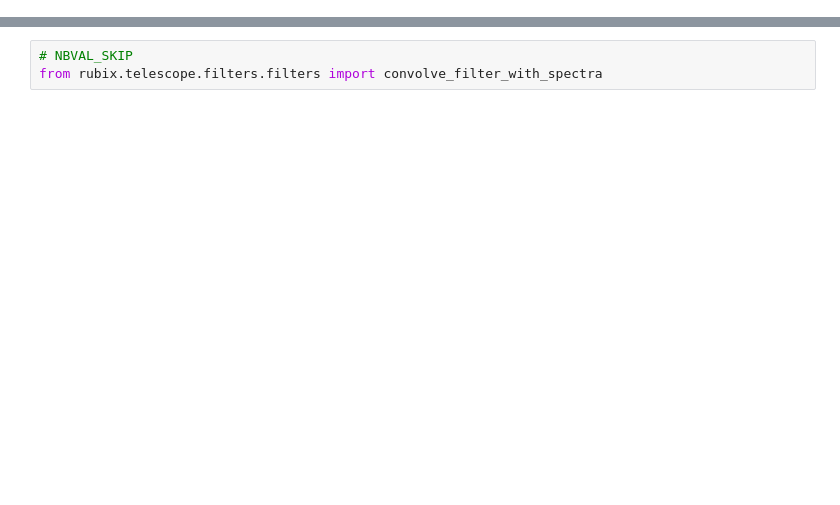
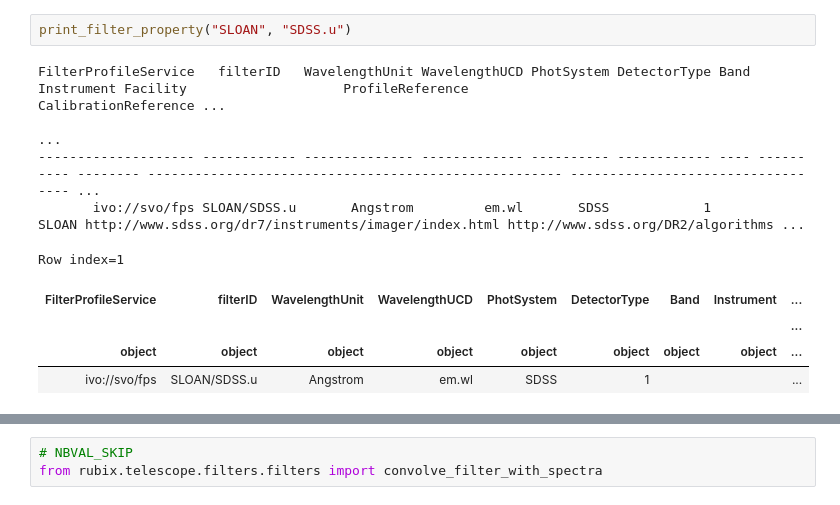
Before and after one commit to ufuk-cakir/rubix, a Jupyter notebook: notebooks/filter_curves.ipynb, the cells around one changed output, grey strips where cells are left out. Cells and saved outputs as stored; diff of their text form; blank space fills up the shorter version.

```diff
--- a/notebooks/filter_curves.ipynb
+++ b/notebooks/filter_curves.ipynb
@@ -5,0 +49,12 @@ curves = load_filter("SLOAN")
+# %%
+print_filter_property("SLOAN", "SDSS.u")
+# %% [output]
+FilterProfileService   filterID   WavelengthUnit WavelengthUCD PhotSystem DetectorType Band Instrument Facility                    ProfileReference                                 CalibrationReference ...
+                                                                                                                                                                                                         ...
+-------------------- ------------ -------------- ------------- ---------- ------------ ---- ---------- -------- ----------------------------------------------------- ---------------------------------- ...
+       ivo://svo/fps SLOAN/SDSS.u       Angstrom         em.wl       SDSS            1                    SLOAN http://www.sdss.org/dr7/instruments/imager/index.html http://www.sdss.org/DR2/algorithms ...
+Row index=1
+| FilterProfileService | filterID | WavelengthUnit | WavelengthUCD | PhotSystem | DetectorType | Band | Instrument | ... |
+|  |  |  |  |  |  |  |  | ... |
+| object | object | object | object | object | object | object | object | ... |
+| ivo://svo/fps | SLOAN/SDSS.u | Angstrom | em.wl | SDSS | 1 |  |  | ... |
```
Also changed, not shown: parts of 21 cells of this notebook, 1 other file.
